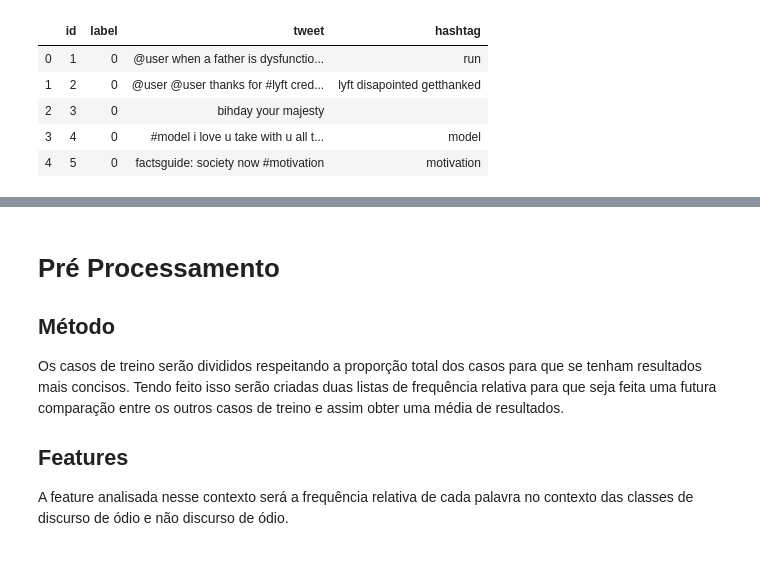
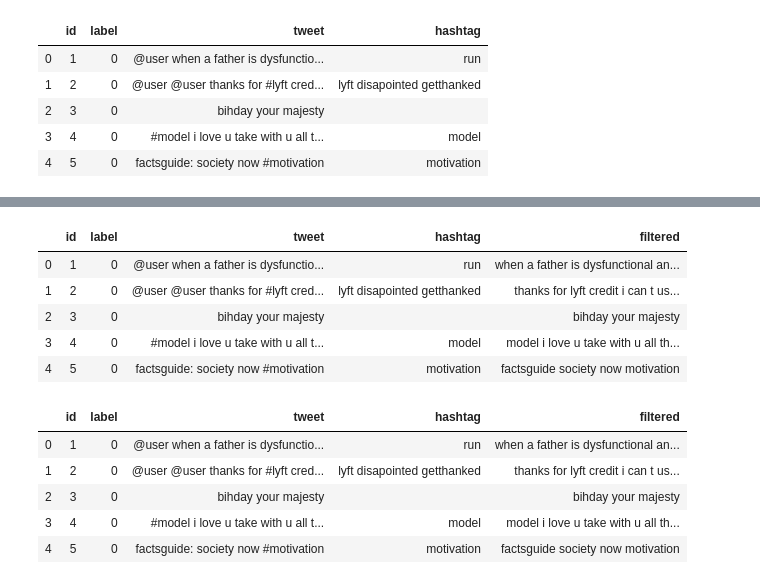
Before and after one commit to GabrielTiveron/HateSpeechClassifier, a Jupyter notebook: notebooks/HateSpeechClassifier.ipynb, the cells around one changed output, grey strips where cells are left out. Cells and saved outputs as stored; diff of their text form; code cells hidden in the pictures.

Commit message:
Filter data for future analysis

```diff
--- a/notebooks/HateSpeechClassifier.ipynb
+++ b/notebooks/HateSpeechClassifier.ipynb
@@ -69,6 +72,6 @@ Após realizada a análise gráfica de alguns dados é possível extrair algumas
 # %%
 def separate_hashtags(message):
-    string = " ".join(filter(lambda x: x[0]== '#', message.split()))
+    string = " ".join(filter(lambda w: w[0]== '#', message.split()))
     string = re.sub('[^a-zA-Z]',' ',  string)
     string = string.lower()
     string = [lemma.lemmatize(word) for word in string]
@@ -98,8 +90,28 @@ Após analisar a separação dos dados foi observado que diversos termo utilizad
-# %% [markdown]
-# Pré Processamento
-
-## Método
-Os casos de treino serão divididos respeitando a proporção total dos casos para que se tenham resultados mais concisos. Tendo feito isso serão criadas duas listas de frequência relativa para que seja feita uma futura comparação entre os outros casos de treino e assim obter uma média de resultados.
-
-## Features
-A feature analisada nesse contexto será a frequência relativa de cada palavra no contexto das classes de discurso de ódio e não discurso de ódio.
+# %%
+def filter_messages(message):
+    string = " ".join(filter(lambda x: x[0]!= '@', message.split()))
+    string = re.sub('[^a-zA-Z]',' ',  string)
+    string = string.lower()
+    string = [lemma.lemmatize(word) for word in string]
+    string = "".join(string)
+    return string
+# %%
+train_data['filtered'] = train_data.tweet.apply(filter_messages)
+train_data.head()
+# %% [output]
+|  | id | label | tweet | hashtag | filtered |
+| 0 | 1 | 0 | @user when a father is dysfunctio... | run | when a father is dysfunctional an... |
+| 1 | 2 | 0 | @user @user thanks for #lyft cred... | lyft disapointed getthanked | thanks for lyft credit i can t us... |
+| 2 | 3 | 0 | bihday your majesty |  | bihday your majesty |
+| 3 | 4 | 0 | #model i love u take with u all t... | model | model i love u take with u all th... |
+| 4 | 5 | 0 | factsguide: society now #motivation | motivation | factsguide society now motivation |
+# %%
+good_tweets = train_data[train_data['label'] == 0]
+good_tweets.head()
+# %% [output]
+|  | id | label | tweet | hashtag | filtered |
+| 0 | 1 | 0 | @user when a father is dysfunctio... | run | when a father is dysfunctional an... |
+| 1 | 2 | 0 | @user @user thanks for #lyft cred... | lyft disapointed getthanked | thanks for lyft credit i can t us... |
+| 2 | 3 | 0 | bihday your majesty |  | bihday your majesty |
+| 3 | 4 | 0 | #model i love u take with u all t... | model | model i love u take with u all th... |
+| 4 | 5 | 0 | factsguide: society now #motivation | motivation | factsguide society now motivation |
```
Also changed, not shown: parts of 9 cells of this notebook.
